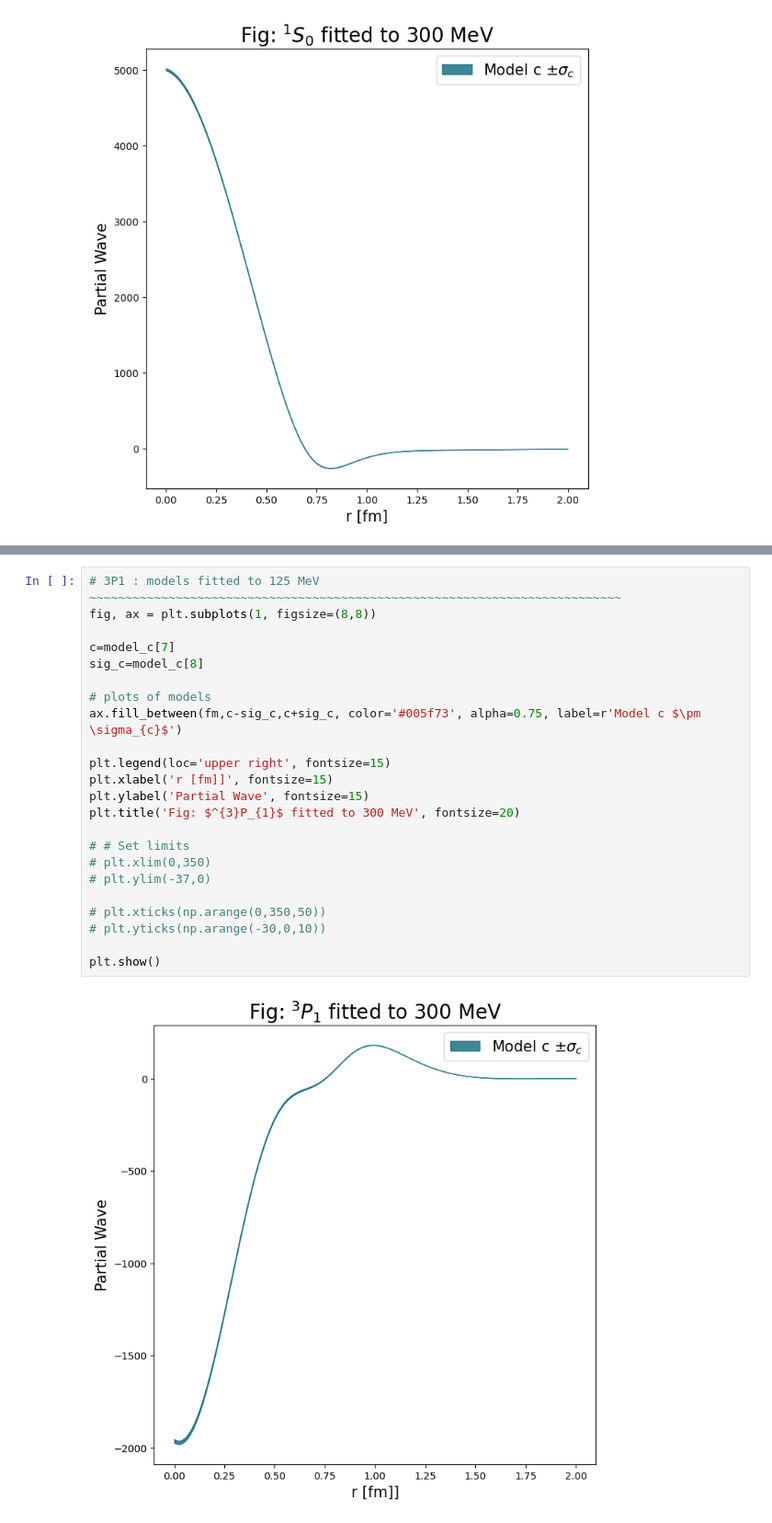
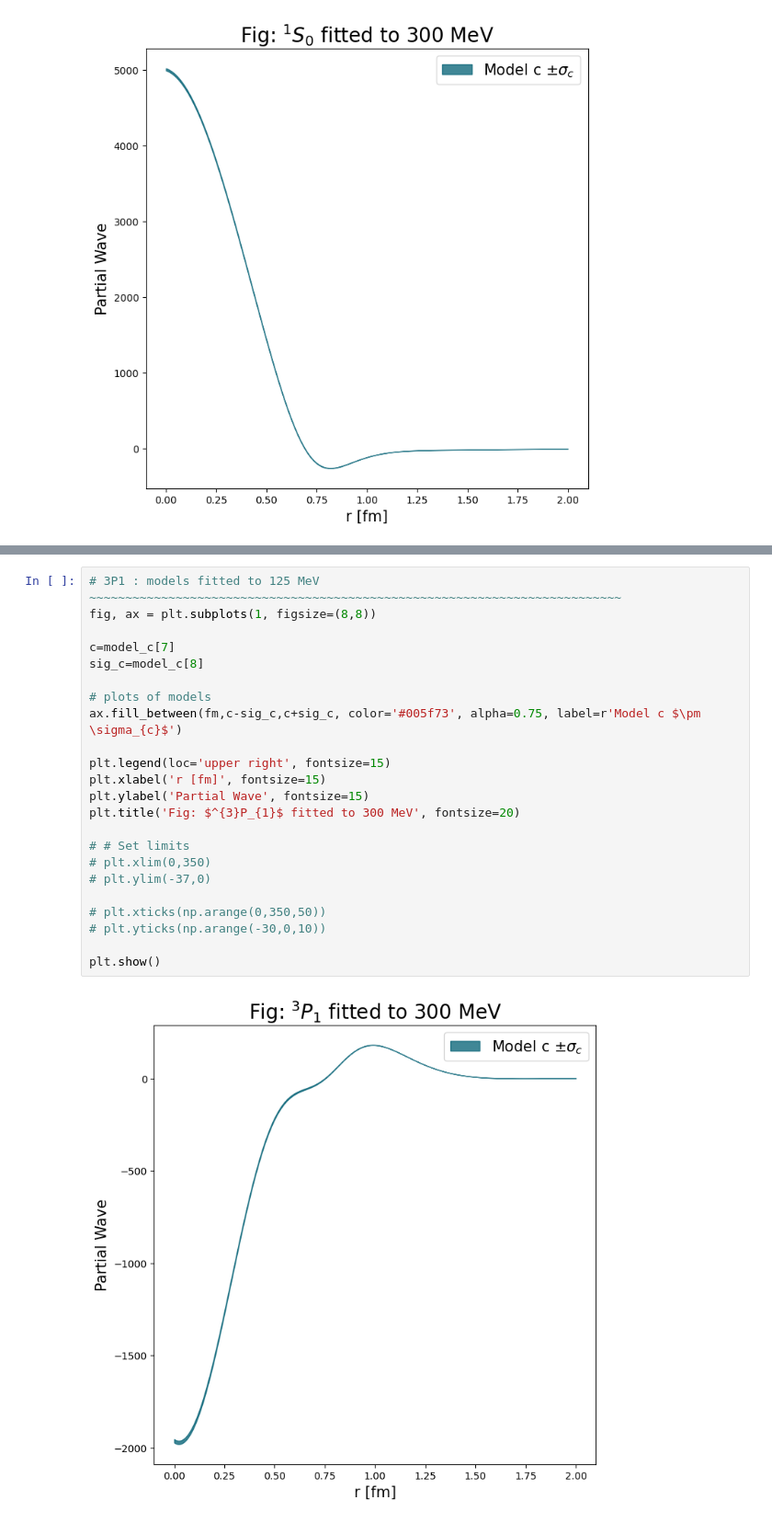
Before and after one commit to rnavarroperez/nn-scattering-fit, a Jupyter notebook: src/notebooks/short_range_partial_waves.ipynb, the cells around one changed output, grey strips where cells are left out. Shown at 92% size. Cells and saved outputs as stored; diff of their text form.

```diff
--- a/src/notebooks/short_range_partial_waves.ipynb
+++ b/src/notebooks/short_range_partial_waves.ipynb
@@ -86,28 +86,28 @@ plt.show()
 # %%
 # 3P1 : models fitted to 125 MeV ~~~~~~~~~~~~~~~~~~~~~~~~~~~~~~~~~~~~~~~~~~~~~~~~~~~~~~~~~~~~~~~~~~~~~~~~~~
 fig, ax = plt.subplots(1, figsize=(8,8))
 
 c=model_c[7]
 sig_c=model_c[8]
 
 # plots of models
 ax.fill_between(fm,c-sig_c,c+sig_c, color='#005f73', alpha=0.75, label=r'Model c $\pm \sigma_{c}$')
 
 plt.legend(loc='upper right', fontsize=15)
-plt.xlabel('r [fm]]', fontsize=15)
+plt.xlabel('r [fm]', fontsize=15)
 plt.ylabel('Partial Wave', fontsize=15)
 plt.title('Fig: $^{3}P_{1}$ fitted to 300 MeV', fontsize=20)
 
 # # Set limits
 # plt.xlim(0,350)
 # plt.ylim(-37,0)
 
 # plt.xticks(np.arange(0,350,50))
 # plt.yticks(np.arange(-30,0,10))
 
 plt.show()
 # %% [output]
-[figure, old version]
+[figure, new version]
 # %%
 # 3S1 : models fitted to 125 MeV ~~~~~~~~~~~~~~~~~~~~~~~~~~~~~~~~~~~~~~~~~~~~~~~~~~~~~~~~~~~~~~~~~~~~~~~~~~
 fig, ax = plt.subplots(1, figsize=(8,8))
```
Also changed, not shown: parts of 5 cells of this notebook, 1 other file.
